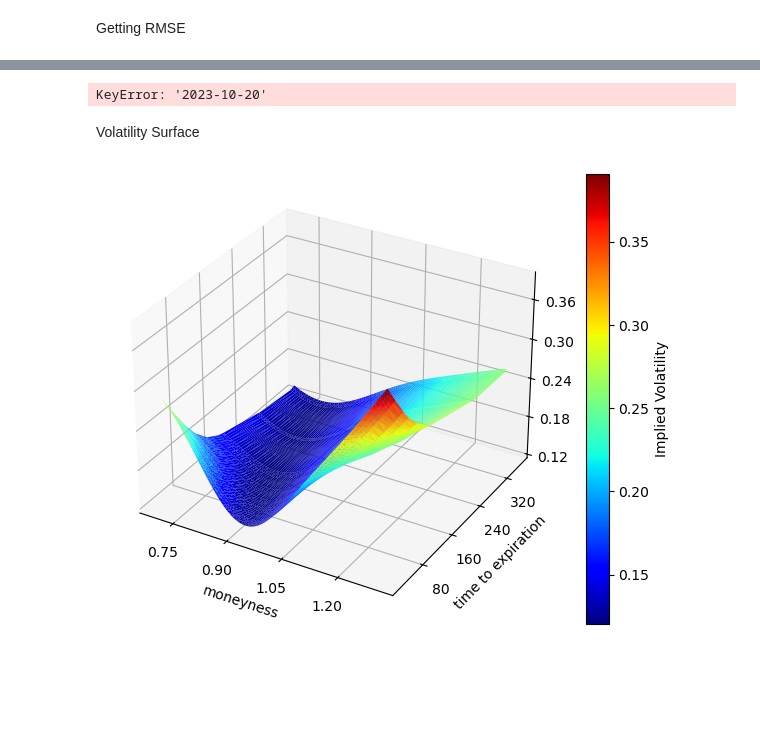
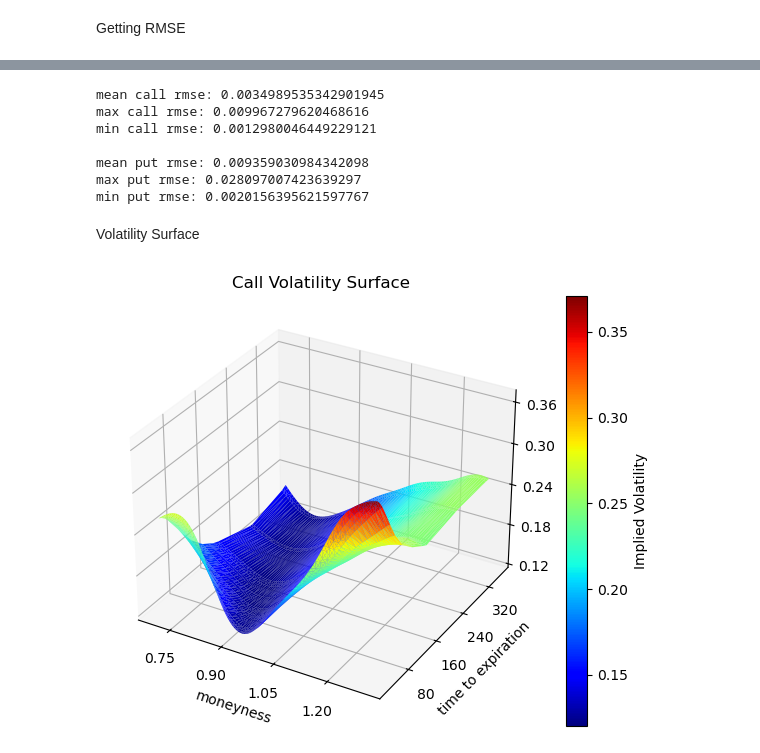
Before and after one commit to amoszczynski/Vol_GP, a Jupyter notebook: daily_GP/daily_GP.ipynb, the cells around one changed output, grey strips where cells are left out. Drawn from its saved outputs; the diff is of its cells as text; code cells hidden in the pictures; blank space fills up the shorter version.

```diff
--- a/daily_GP/daily_GP.ipynb
+++ b/daily_GP/daily_GP.ipynb
@@ -39,9 +39,7 @@ for file in os.listdir('../option_data/spy_data'):
         df['iv'] = df['implied_volatility'].astype(np.float32)
 
         # filtering for research paper criteria
-        df = df.loc[(df['close']!=0) & (df['T']>=20) & (df['T']<=365) & (df['mny']>0.7) & (df['mny']<1.3)]
-
-        # test / train
+        df = df.loc[(df['close']!=0) & (df['iv']!=0) & (df['T']>=20) & (df['T']<=365) & (df['mny']>0.7) & (df['mny']<1.3)]
 
         # splitting up into calls/puts
         calls = df.loc[df['option_type']=='C'][['T', 'mny', 'iv']]
@@ -267,7 +262,7 @@ plt.show()
 # %% [markdown]
 plotting vol smile for a specific time to expiry
 # %%
-t_to_exp = 357
+t_to_exp = 25
 
 # getting training/test data
 c_tr = gp_models[day_str]['call_train']
@@ -378,13 +380,25 @@ for day in daily_chains.keys():
     p_rmse_arr.append(gp_models[day]["put_RMSE"])
 
 print(f'mean call rmse: {np.array(c_rmse_arr).mean()}')
+print(f'max call rmse: {np.array(c_rmse_arr).max()}')
+print(f'min call rmse: {np.array(c_rmse_arr).min()}')
+print()
 print(f'mean put rmse: {np.array(p_rmse_arr).mean()}')
+print(f'max put rmse: {np.array(p_rmse_arr).max()}')
+print(f'min put rmse: {np.array(p_rmse_arr).min()}')
 # %% [output]
-KeyError: '2023-10-20'
+mean call rmse: 0.0034989535342901945
+max call rmse: 0.009967279620468616
+min call rmse: 0.0012980046449229121
+
+mean put rmse: 0.009359030984342098
+max put rmse: 0.028097007423639297
+min put rmse: 0.0020156395621597767
 # %% [markdown]
 Volatility Surface
 # %%
-surface = [] # coord (T, mny, iv)
+c_surface = [] # coord (T, mny, iv)
+p_surface = []
 
 valid_t = daily_chains[day_str]['calls']['T'].unique()
 
@@ -426,37 +440,40 @@ for t_to_exp in valid_t:
         p_plt = p_ll(p_plt_model(sample))
 
     # iv
-    c_func = np.log(c_plt.mean.numpy())
-    p_func = np.log(p_plt.mean.numpy())
+    c_func = math.e ** c_plt.mean.numpy()
+    p_func = math.e ** p_plt.mean.numpy()
 
     for i in range(100):
-        surface.append([rng_mny[i], t_arr[i], c_func[i]])
+        c_surface.append([rng_mny[i], t_arr[i], c_func[i]])
+        p_surface.append([rng_mny[i], t_arr[i], p_func[i]])
 
-surface = np.array(surface)
+c_surface = np.array(c_surface)
+p_surface = np.array(p_surface)
 # %%
 from matplotlib.ticker import MaxNLocator
 from matplotlib import cm
 from mpl_toolkits.mplot3d import Axes3D
 
-Xs = surface[:,0]
-Ys = surface[:,1]
-Zs = surface[:,2]
+Xs = c_surface[:,0]
+Ys = c_surface[:,1]
+Zs = c_surface[:,2]
 
 fig = plt.figure()
 ax = fig.add_subplot(111, projection='3d')
 
 surf = ax.plot_trisurf(Xs, Ys, Zs, cmap=cm.jet, linewidth=0)
 fig.colorbar(surf, label='Implied Volatility')
 
 ax.set_xlabel('moneyness')
 ax.set_ylabel('time to expiration')
 
 ax.xaxis.set_major_locator(MaxNLocator(5))
 ax.yaxis.set_major_locator(MaxNLocator(6))
 ax.zaxis.set_major_locator(MaxNLocator(5))
+ax.set_title('Call Volatility Surface')
 
 fig.tight_layout()
 
 plt.show() # or:
 # %% [output]
-[figure, old version]
+[figure, new version]
```
Also changed, not shown: parts of 6 cells of this notebook.
